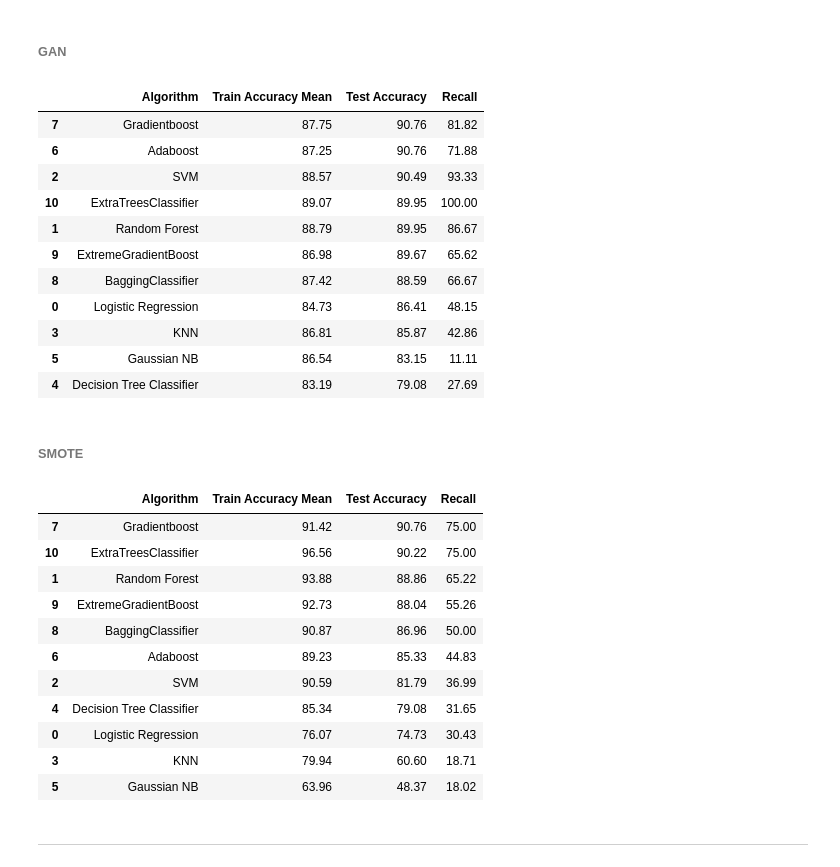
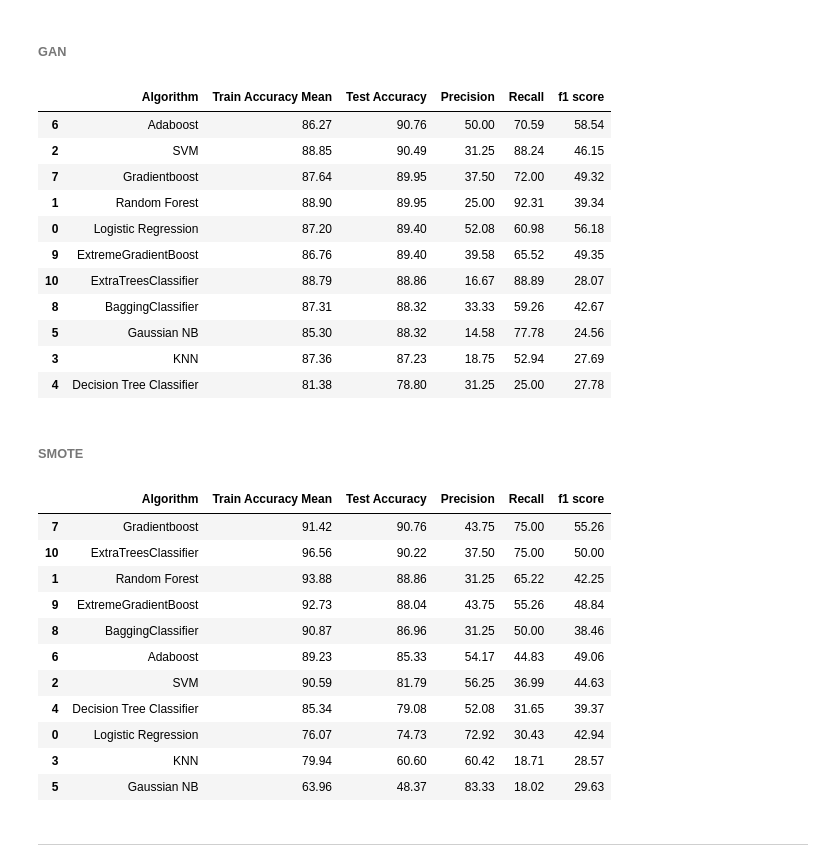
Before and after one commit to evelynpehty/Predicting-the-Risk-of-Employee-Attrition-, a Jupyter notebook: project model.ipynb, the cells around one changed output. Saved outputs shown, nothing was run; the diff lists cells and outputs as text; code cells hidden in the pictures.

```diff
--- a/project model.ipynb
+++ b/project model.ipynb
@@ -332,7 +332,7 @@ memory usage: 642.0 KB
 ### 7. Testing SMOTE and GAN on Baseline Modelling
 # %%
 # set table to table to populate with performance results
-col = ['Algorithm','Train Accuracy Mean','Test Accuracy', 'Recall']
+col = ['Algorithm','Train Accuracy Mean','Test Accuracy', 'Precision', 'Recall','f1 score']
 
 def runmodel(Xtrain, ytrain):
     train_acc_results = []
@@ -363,12 +363,12 @@ def runmodel(Xtrain, ytrain):
         fn = cm[1][0]
         fp = cm[0][1]
         tp = cm[1][1]
-        precision = round(tp/(tp+fp),4)
-        recall = round(tp/(tp+fn),4)
-        f1 = round((2*precision*recall)/(precision + recall),4)
+        precision = tp/(tp+fp)
+        recall = tp/(tp+fn)
+        f1 = (2*precision*recall)/(precision + recall)
 
         names.append(name)
-        df_results.loc[i] = [name, round(cv_acc_results.mean()*100, 2), round(test_accuracy*100,2), round(recall*100,2)]
+        df_results.loc[i] = [name, round(cv_acc_results.mean()*100, 2), round(test_accuracy*100,2), round(precision*100,2), round(recall*100,2), round(f1*100,2)]
 
         i += 1
 
@@ -392,39 +392,39 @@ models.append(("ExtraTreesClassifier", ExtraTreesClassifier(random_state=345)))
 # %%
 gan_result = runmodel(X_gan, y_gan)
 # %%
-gan_result.sort_values(by=['Test Accuracy', 'Recall'], ascending=False)
+gan_result.sort_values(by=['Test Accuracy', 'f1 score'], ascending=False)
 # %% [output]
-|  | Algorithm | Train Accuracy Mean | Test Accuracy | Recall |
-| 7 | Gradientboost | 87.75 | 90.76 | 81.82 |
-| 6 | Adaboost | 87.25 | 90.76 | 71.88 |
-| 2 | SVM | 88.57 | 90.49 | 93.33 |
-| 10 | ExtraTreesClassifier | 89.07 | 89.95 | 100.00 |
-| 1 | Random Forest | 88.79 | 89.95 | 86.67 |
-| 9 | ExtremeGradientBoost | 86.98 | 89.67 | 65.62 |
-| 8 | BaggingClassifier | 87.42 | 88.59 | 66.67 |
-| 0 | Logistic Regression | 84.73 | 86.41 | 48.15 |
-| 3 | KNN | 86.81 | 85.87 | 42.86 |
-| 5 | Gaussian NB | 86.54 | 83.15 | 11.11 |
-| 4 | Decision Tree Classifier | 83.19 | 79.08 | 27.69 |
+|  | Algorithm | Train Accuracy Mean | Test Accuracy | Precision | Recall | f1 score |
+| 6 | Adaboost | 86.27 | 90.76 | 50.00 | 70.59 | 58.54 |
+| 2 | SVM | 88.85 | 90.49 | 31.25 | 88.24 | 46.15 |
+| 7 | Gradientboost | 87.64 | 89.95 | 37.50 | 72.00 | 49.32 |
+| 1 | Random Forest | 88.90 | 89.95 | 25.00 | 92.31 | 39.34 |
+| 0 | Logistic Regression | 87.20 | 89.40 | 52.08 | 60.98 | 56.18 |
+| 9 | ExtremeGradientBoost | 86.76 | 89.40 | 39.58 | 65.52 | 49.35 |
+| 10 | ExtraTreesClassifier | 88.79 | 88.86 | 16.67 | 88.89 | 28.07 |
+| 8 | BaggingClassifier | 87.31 | 88.32 | 33.33 | 59.26 | 42.67 |
+| 5 | Gaussian NB | 85.30 | 88.32 | 14.58 | 77.78 | 24.56 |
+| 3 | KNN | 87.36 | 87.23 | 18.75 | 52.94 | 27.69 |
+| 4 | Decision Tree Classifier | 81.38 | 78.80 | 31.25 | 25.00 | 27.78 |
 # %% [markdown]
 ###### SMOTE
 # %%
 smote_result = runmodel(X_train, y_train)
 # %%
-smote_result.sort_values(by=['Test Accuracy', 'Recall'], ascending=False)
+smote_result.sort_values(by=['Test Accuracy', 'f1 score'], ascending=False)
 # %% [output]
-|  | Algorithm | Train Accuracy Mean | Test Accuracy | Recall |
-| 7 | Gradientboost | 91.42 | 90.76 | 75.00 |
-| 10 | ExtraTreesClassifier | 96.56 | 90.22 | 75.00 |
-| 1 | Random Forest | 93.88 | 88.86 | 65.22 |
-| 9 | ExtremeGradientBoost | 92.73 | 88.04 | 55.26 |
-| 8 | BaggingClassifier | 90.87 | 86.96 | 50.00 |
-| 6 | Adaboost | 89.23 | 85.33 | 44.83 |
-| 2 | SVM | 90.59 | 81.79 | 36.99 |
-| 4 | Decision Tree Classifier | 85.34 | 79.08 | 31.65 |
-| 0 | Logistic Regression | 76.07 | 74.73 | 30.43 |
-| 3 | KNN | 79.94 | 60.60 | 18.71 |
-| 5 | Gaussian NB | 63.96 | 48.37 | 18.02 |
+|  | Algorithm | Train Accuracy Mean | Test Accuracy | Precision | Recall | f1 score |
+| 7 | Gradientboost | 91.42 | 90.76 | 43.75 | 75.00 | 55.26 |
+| 10 | ExtraTreesClassifier | 96.56 | 90.22 | 37.50 | 75.00 | 50.00 |
+| 1 | Random Forest | 93.88 | 88.86 | 31.25 | 65.22 | 42.25 |
+| 9 | ExtremeGradientBoost | 92.73 | 88.04 | 43.75 | 55.26 | 48.84 |
+| 8 | BaggingClassifier | 90.87 | 86.96 | 31.25 | 50.00 | 38.46 |
+| 6 | Adaboost | 89.23 | 85.33 | 54.17 | 44.83 | 49.06 |
+| 2 | SVM | 90.59 | 81.79 | 56.25 | 36.99 | 44.63 |
+| 4 | Decision Tree Classifier | 85.34 | 79.08 | 52.08 | 31.65 | 39.37 |
+| 0 | Logistic Regression | 76.07 | 74.73 | 72.92 | 30.43 | 42.94 |
+| 3 | KNN | 79.94 | 60.60 | 60.42 | 18.71 | 28.57 |
+| 5 | Gaussian NB | 63.96 | 48.37 | 83.33 | 18.02 | 29.63 |
 # %% [markdown]
 <hr>
 # %% [markdown]
```
Also changed, not shown: parts of 19 cells of this notebook, 2 other files.
